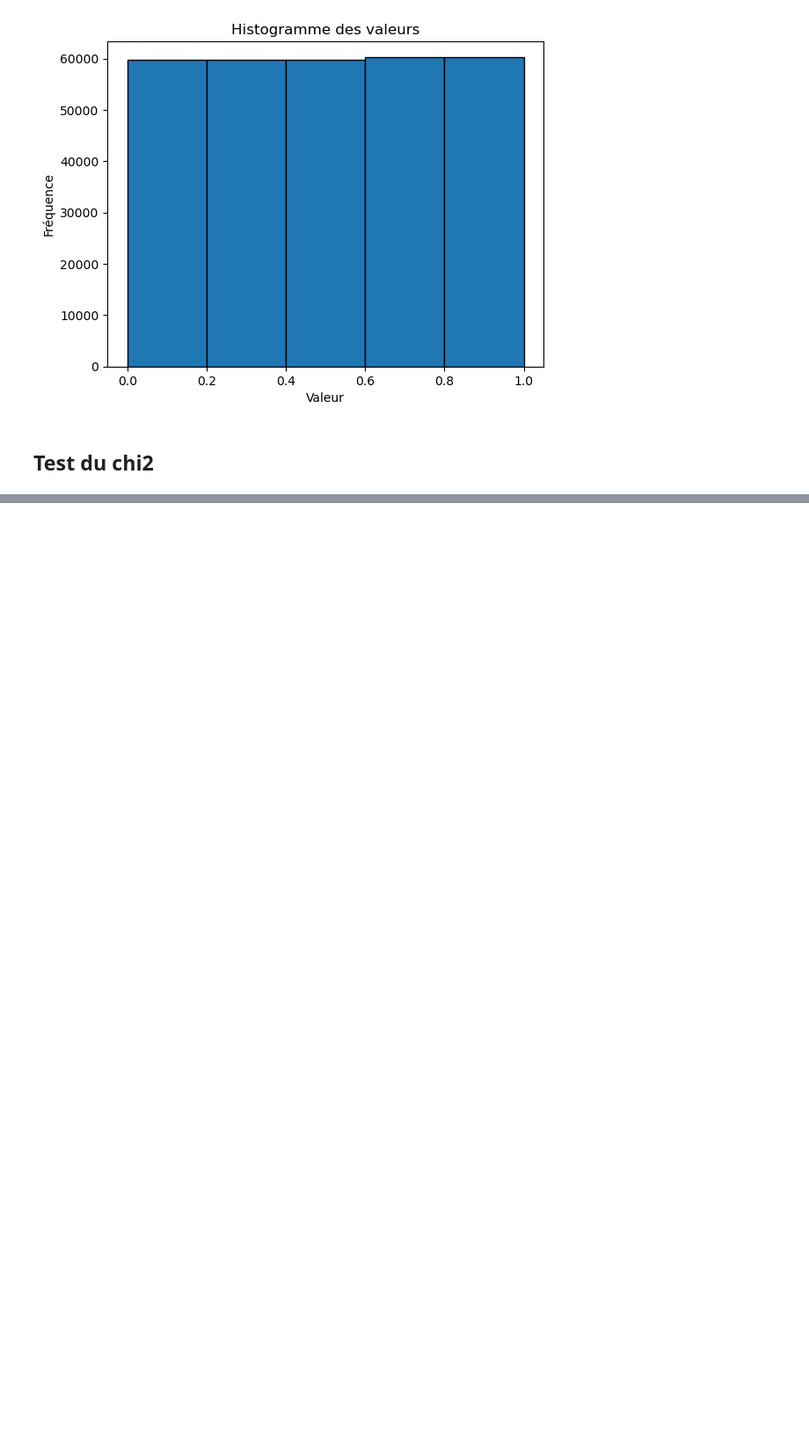
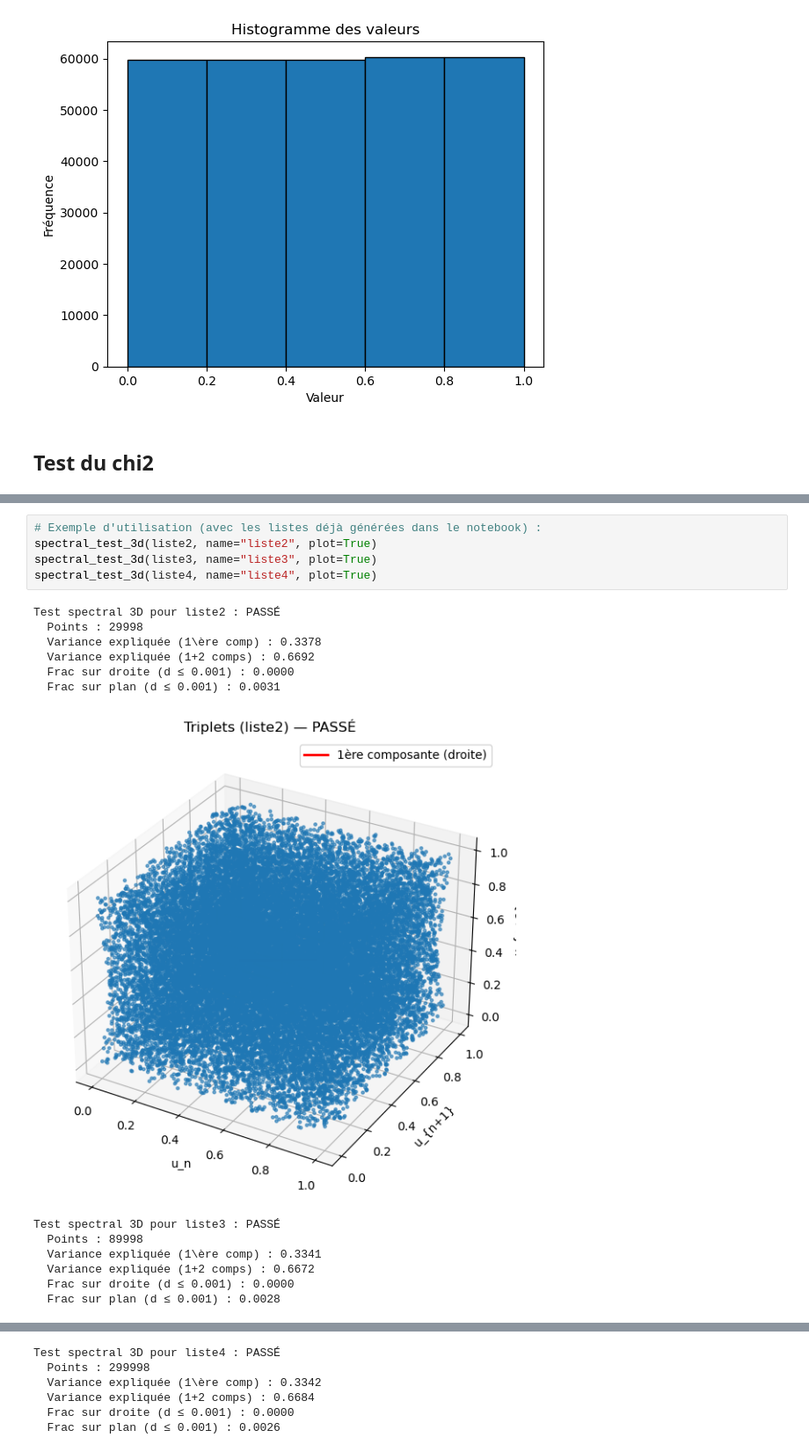
Before and after one commit to daarklink/Projet-proba-python, a Jupyter notebook: Sujet-2-RANDU.ipynb, the cells around one changed output, grey strips where cells are left out. Shown at 88% size. Drawn from its saved outputs; the diff is of its cells as text; blank space fills up the shorter version.

```diff
--- a/Sujet-2-RANDU.ipynb
+++ b/Sujet-2-RANDU.ipynb
@@ -101,0 +327,19 @@ Résultat : Vrai (H0 acceptée)
+# %%
+# Exemple d'utilisation (avec les listes déjà générées dans le notebook) :
+spectral_test_3d(liste2, name="liste2", plot=True)
+spectral_test_3d(liste3, name="liste3", plot=True)
+spectral_test_3d(liste4, name="liste4", plot=True)
+# %% [output]
+Test spectral 3D pour liste2 : PASSÉ
+  Points : 29998
+  Variance expliquée (1\ère comp) : 0.3378
+  Variance expliquée (1+2 comps) : 0.6692
+  Frac sur droite (d ≤ 0.001) : 0.0000
+  Frac sur plan (d ≤ 0.001) : 0.0031
+[figure, added]
+Test spectral 3D pour liste3 : PASSÉ
+  Points : 89998
+  Variance expliquée (1\ère comp) : 0.3341
+  Variance expliquée (1+2 comps) : 0.6672
+  Frac sur droite (d ≤ 0.001) : 0.0000
+  Frac sur plan (d ≤ 0.001) : 0.0028
@@ -101,0 +347,6 @@ Résultat : Vrai (H0 acceptée)
+Test spectral 3D pour liste4 : PASSÉ
+  Points : 299998
+  Variance expliquée (1\ère comp) : 0.3342
+  Variance expliquée (1+2 comps) : 0.6684
+  Frac sur droite (d ≤ 0.001) : 0.0000
+  Frac sur plan (d ≤ 0.001) : 0.0026
```
Also changed, not shown: parts of 8 cells of this notebook.
